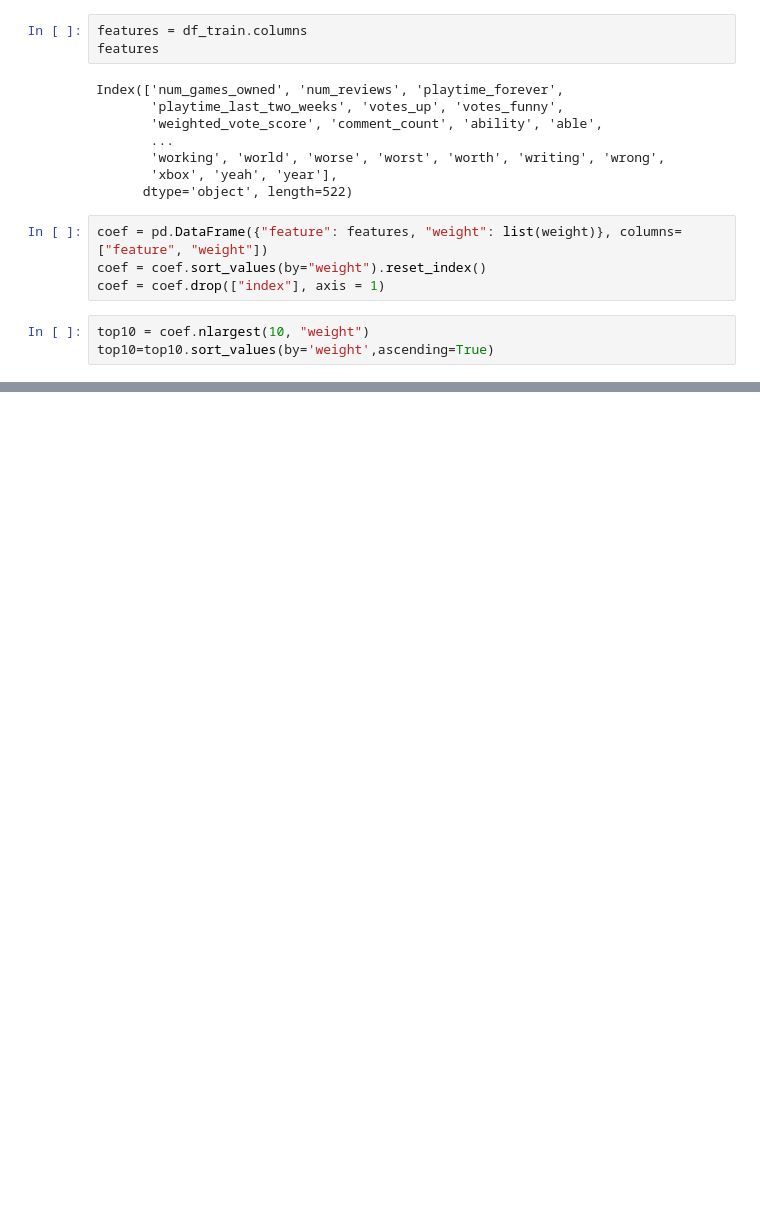
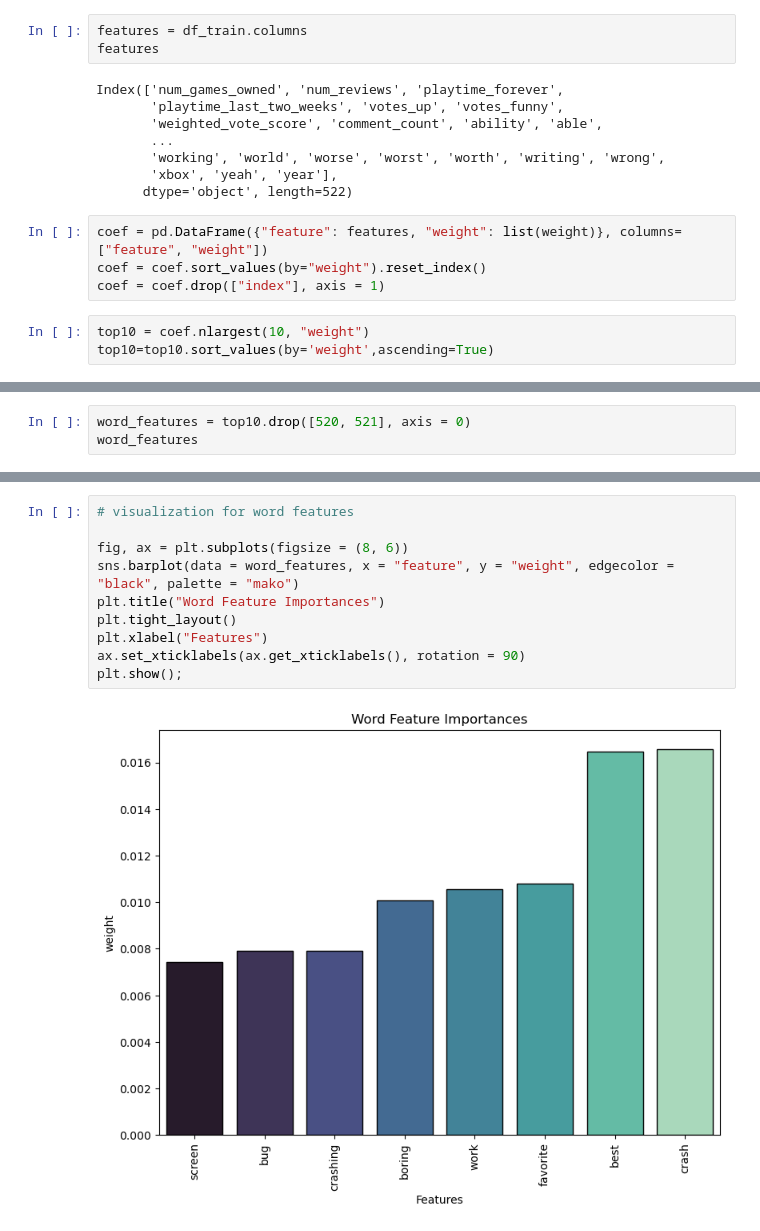
Before and after one commit to JocelArcelona/Fallout-Series-Steam-Reviews-Sentiment-Analysis, a Jupyter notebook: notebooks/Data Cleaning, EDA and Modeling with Unigrams using NLTK.ipynb, the cells around one changed output, grey strips where cells are left out. Saved outputs shown, nothing was run; the diff lists cells and outputs as text; blank space fills up the shorter version.

```diff
--- a/notebooks/Data Cleaning, EDA and Modeling with Unigrams using NLTK.ipynb
+++ b/notebooks/Data Cleaning, EDA and Modeling with Unigrams using NLTK.ipynb
@@ -1619,0 +1625,3 @@ top10=top10.sort_values(by='weight',ascending=True)
+# %%
+word_features = top10.drop([520, 521], axis = 0)
+word_features
@@ -1702,0 +1704,12 @@ plt.show();
+# %%
+# visualization for word features
+
+fig, ax = plt.subplots(figsize = (8, 6))
+sns.barplot(data = word_features, x = "feature", y = "weight", edgecolor = "black", palette = "mako")
+plt.title("Word Feature Importances")
+plt.tight_layout()
+plt.xlabel("Features")
+ax.set_xticklabels(ax.get_xticklabels(), rotation = 90)
+plt.show();
+# %% [output]
+[figure, added]
```
Also changed, not shown: parts of 17 cells of this notebook, 1 other file.
